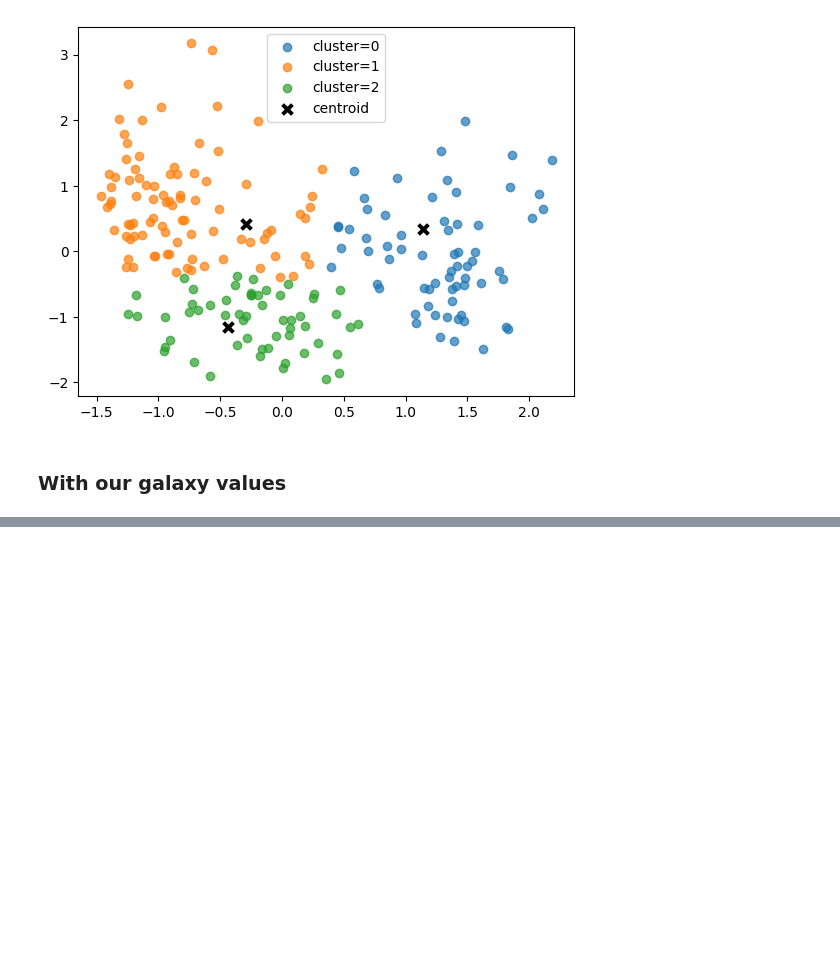
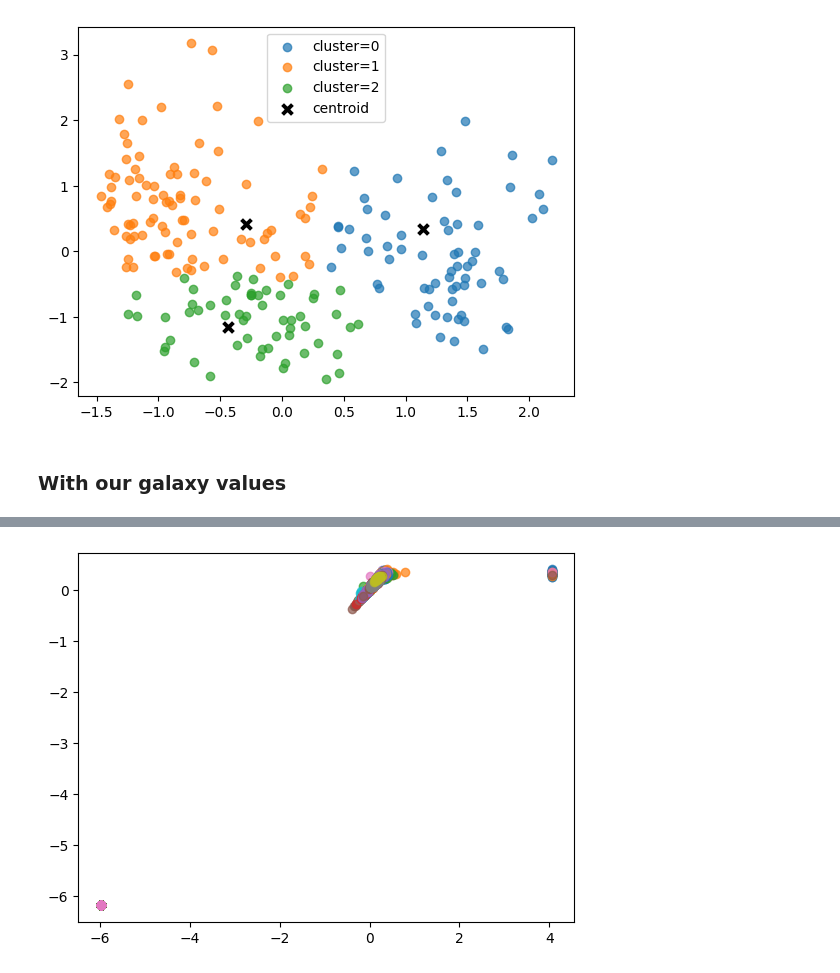
Before and after one commit to theWebTardigrade/fundamental-properties-of-EMU-radio-sources, a Jupyter notebook: code/SOM.ipynb, the cells around one changed output, grey strips where cells are left out. Drawn from its saved outputs; the diff is of its cells as text; code cells hidden in the pictures; blank space fills up the shorter version.

```diff
--- a/code/SOM.ipynb
+++ b/code/SOM.ipynb
@@ -159,3 +192,13 @@ winner_coordinates = np.array([som.winner(x) for x in data]).T
 # with np.ravel_multi_index we convert the bidimensional
 # coordinates to a monodimensional index
 cluster_index = np.ravel_multi_index(winner_coordinates, som_shape)
+# %%
+# plotting the clusters using the first 2 dimentions of the data
+for c in np.unique(cluster_index):
+    plt.scatter(data[cluster_index == c, 0],
+                data[cluster_index == c, 1], label='cluster='+str(c), alpha=.7)
+
+# plt.xlim(-.5,1)
+# plt.ylim(-1,1)
+# %% [output]
+[figure, added]
```
Also changed, not shown: parts of 15 cells of this notebook.
